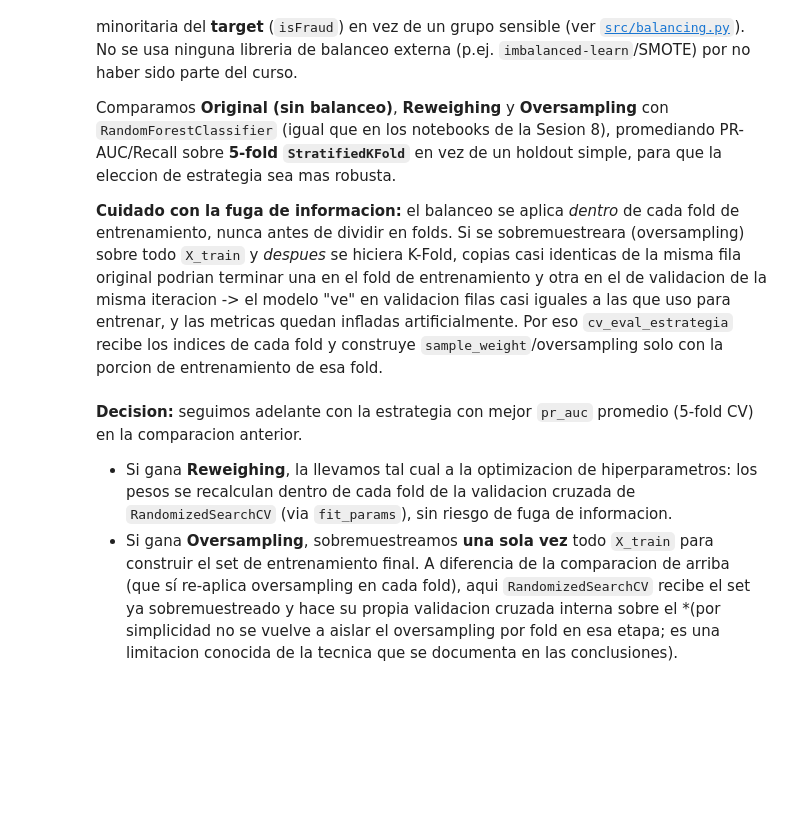
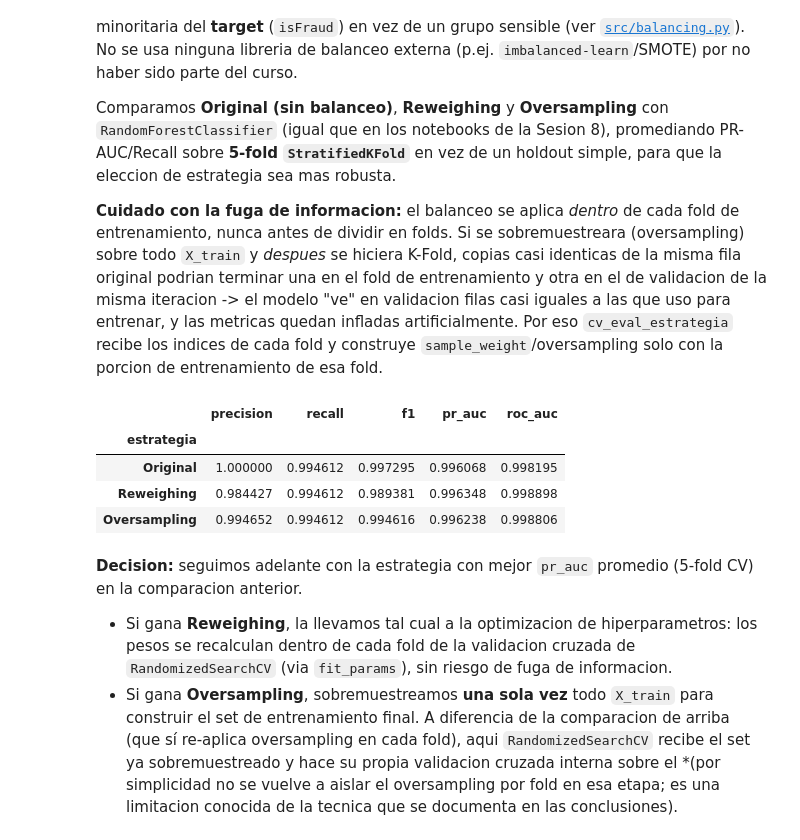
Before and after one commit to macho9099/Proyecto_ML_Engineering_DSRP_III_2026_Fraud_Detection, a Jupyter notebook: notebooks/2.0-entrenamiento-modelo.ipynb, the cells around one changed output. Saved outputs shown, nothing was run; the diff lists cells and outputs as text; code cells hidden in the pictures; blank space fills up the shorter version.

```diff
--- a/notebooks/2.0-entrenamiento-modelo.ipynb
+++ b/notebooks/2.0-entrenamiento-modelo.ipynb
@@ -53,6 +66,25 @@ init_mlflow()
 # %%
-reference = pd.read_csv(REFERENCE_DATA_PATH)
-production = pd.read_csv(PRODUCTION_DATA_PATH)
+reference = pd.read_csv(REFERENCE_DATA_PATH, dtype=PROCESSED_DTYPES)
+production = pd.read_csv(PRODUCTION_DATA_PATH, dtype=PROCESSED_DTYPES)
+print(f"Referencia completa: {reference.shape} | tasa de fraude = {reference[TARGET_COL].mean():.5%}")
+
+# Limite de computo: la referencia completa (~5.8M filas) no corre en un
+# tiempo razonable en el equipo de desarrollo de este proyecto (una sola
+# corrida de 5-fold CV con RandomForest tardo mas de una hora sin terminar).
+# Se usa una submuestra estratificada grande (mantiene la tasa real de
+# fraude via stratify, no se fuerza ningun balance artificial aqui -- eso
+# se decide mas abajo en 2.1) como compromiso explicito entre robustez
+# estadistica y tiempo de entrenamiento. Documentado en el README.
+MAX_REFERENCE_ROWS = 1_800_000
+if len(reference) > MAX_REFERENCE_ROWS:
+    reference, _ = train_test_split(
+        reference,
+        train_size=MAX_REFERENCE_ROWS,
+        stratify=reference[TARGET_COL],
+        random_state=RANDOM_STATE,
+    )
+    reference = reference.reset_index(drop=True)
+    print(f"Referencia submuestreada: {reference.shape} | tasa de fraude = {reference[TARGET_COL].mean():.5%}")
 
 FEATURES = select_model_features(reference)
 print(f"{len(FEATURES)} features:", FEATURES)
@@ -99,8 +136,13 @@ para entrenar, y las metricas quedan infladas artificialmente. Por eso
 `sample_weight`/oversampling solo con la porcion de entrenamiento de esa
 fold.
 # %%
-balancing_cv = StratifiedKFold(n_splits=5, shuffle=True, random_state=RANDOM_STATE)
-rf_kwargs = dict(n_estimators=200, max_depth=8, random_state=RANDOM_STATE, n_jobs=-1)
+# n_splits=3 y n_estimators=100 (en vez de 5/200): en el equipo de
+# desarrollo, 5 folds x 200 arboles x 3 estrategias no termino en una hora
+# sobre la submuestra de 1.8M filas (ver nota de computo mas arriba). Esta
+# etapa solo necesita un ranking relativo entre estrategias, no precision
+# maxima -- se afina el modelo real mas abajo con Random Search.
+balancing_cv = StratifiedKFold(n_splits=3, shuffle=True, random_state=RANDOM_STATE)
+rf_kwargs = dict(n_estimators=100, max_depth=8, random_state=RANDOM_STATE, n_jobs=4)
 
 
 def cv_eval_estrategia(nombre, build_fold_data):
@@ -122,33 +164,39 @@ def cv_eval_estrategia(nombre, build_fold_data):
         model.fit(X_fit, y_fit, sample_weight=sample_weight)
 
         proba = model.predict_proba(X_val)[:, 1]
         preds = (proba >= 0.5).astype(int)
         fold_metrics.append(classification_metrics(y_val, preds, proba))
 
     metrics_mean = pd.DataFrame(fold_metrics).mean().to_dict()
     metrics_mean["estrategia"] = nombre
     return metrics_mean
 
 
 resultados = [
     # --- Original (sin balanceo) ---
     cv_eval_estrategia("Original", lambda X_tr, y_tr: (X_tr, y_tr, None)),
     # --- Reweighing: pesos calculados SOLO con la fold de entrenamiento ---
     cv_eval_estrategia(
         "Reweighing",
         lambda X_tr, y_tr: (X_tr, y_tr, reweighting_sample_weights(y_tr)),
     ),
     # --- Oversampling: se aplica DENTRO de cada fold, nunca antes del split ---
     cv_eval_estrategia(
         "Oversampling",
         lambda X_tr, y_tr: (*oversample_minority(X_tr, y_tr, random_state=RANDOM_STATE), None),
     ),
 ]
 
 comparacion = pd.DataFrame(resultados).set_index("estrategia")[
     ["precision", "recall", "f1", "pr_auc", "roc_auc"]
 ]
 comparacion
+# %% [output]
+|  | precision | recall | f1 | pr_auc | roc_auc |
+| estrategia |  |  |  |  |  |
+| Original | 1.000000 | 0.994612 | 0.997295 | 0.996068 | 0.998195 |
+| Reweighing | 0.984427 | 0.994612 | 0.989381 | 0.996348 | 0.998898 |
+| Oversampling | 0.994652 | 0.994612 | 0.994616 | 0.996238 | 0.998806 |
 # %% [markdown]
 **Decision:** seguimos adelante con la estrategia con mejor `pr_auc`
 promedio (5-fold CV) en la comparacion anterior.
```
Also changed, not shown: parts of 9 cells of this notebook, 8 other files.
